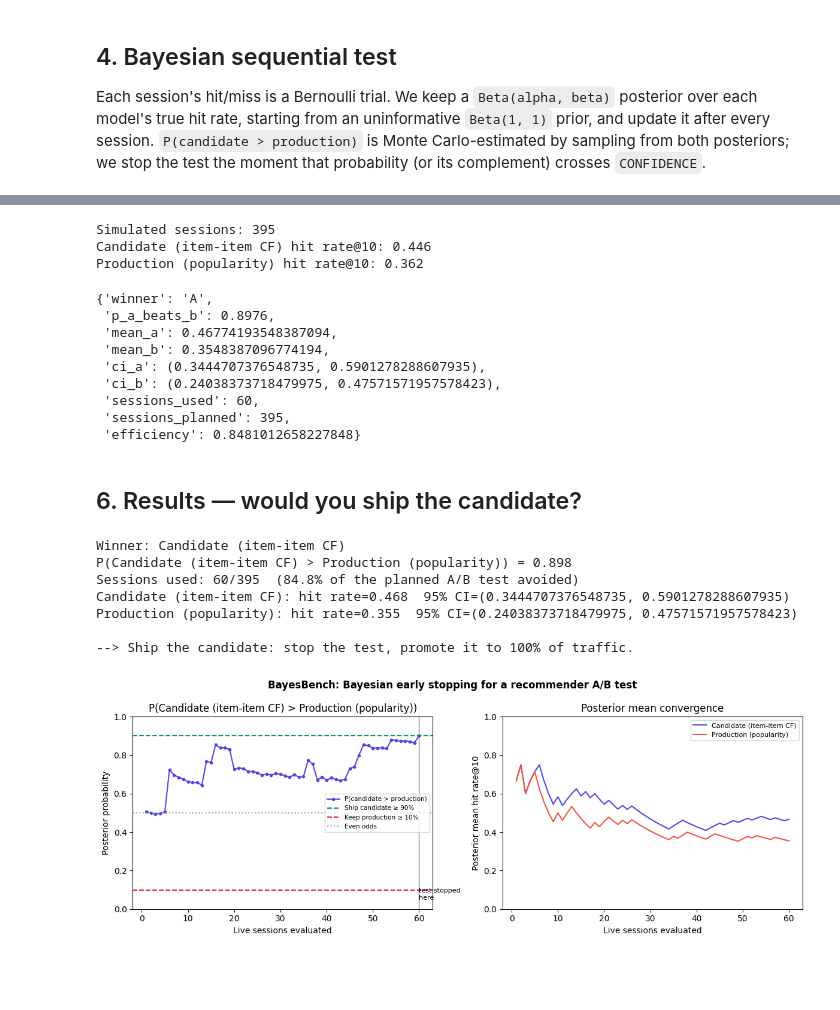
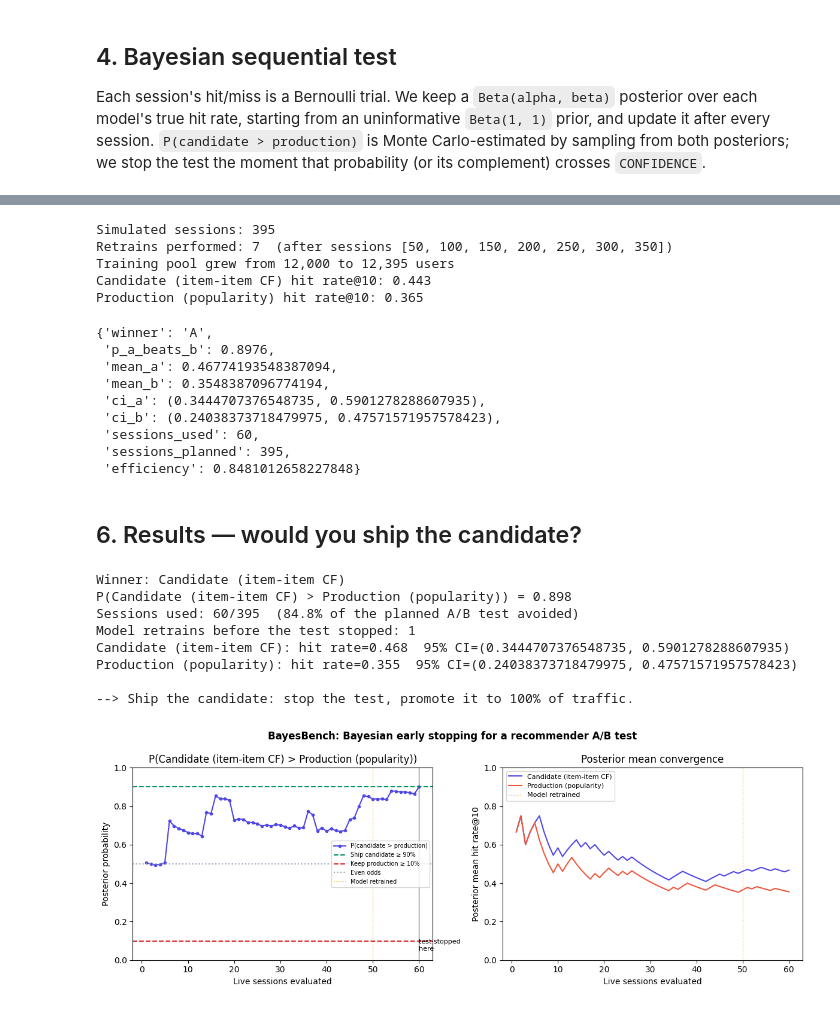
Before and after one commit to rymarinelli/bayesbench-notebook, a Jupyter notebook: bayesbench_demo.ipynb, the cells around one changed output, grey strips where cells are left out. Cells and saved outputs as stored; diff of their text form; code cells hidden in the pictures; blank space fills up the shorter version.

```diff
--- a/bayesbench_demo.ipynb
+++ b/bayesbench_demo.ipynb
@@ -27,10 +29,11 @@ SEED = 42
 N_MOVIES = 300            # keep the item catalog small enough for a dense similarity matrix
 MIN_RATINGS = 8           # users need enough history to build a profile + hold one out
 K = 10                    # recommend the top-10 movies
-N_TRAIN_USERS = 12_000    # offline pool used to fit both models
+N_TRAIN_USERS = 12_000    # initial offline pool used to fit both models
 N_EVAL_USERS = 400        # simulated live-traffic pool for the A/B test
 FAVORITE_THRESHOLD = 4.0  # a rating >= this counts as "the user loved it"
 SHRINKAGE_LAMBDA = 15.0   # discounts item-item similarity estimated from few co-raters
+RETRAIN_EVERY = 50        # fold in new sessions and refit both models every N sessions
 CONFIDENCE = 0.90         # stop as soon as P(candidate > production) or vice versa reaches this
 CREDIBILITY = 0.95        # width of the reported credible interval
 
@@ -198,6 +218,8 @@ We replay the live-traffic pool in a fixed (shuffled) order — as if sessions a
 eval_ratings = ratings[ratings["user_id"].isin(eval_users)]
 
 scores_a, scores_b = [], []
+retrain_points = []
+
 for user_id in eval_users:
     outcome = simulate_session(user_id, eval_ratings)
     if outcome is None:
@@ -205,7 +227,18 @@ for user_id in eval_users:
     scores_a.append(outcome[0])
     scores_b.append(outcome[1])
 
+    # The session's outcome is now known — fold it into the training pool.
+    known_ratings = pd.concat(
+        [known_ratings, eval_ratings[eval_ratings["user_id"] == user_id]], ignore_index=True
+    )
+
+    if len(scores_a) % RETRAIN_EVERY == 0:
+        item_similarity, popularity_rank = fit_models(known_ratings)
+        retrain_points.append(len(scores_a))
+
 print(f"Simulated sessions: {len(scores_a)}")
+print(f"Retrains performed: {len(retrain_points)}  (after sessions {retrain_points})")
+print(f"Training pool grew from {N_TRAIN_USERS:,} to {known_ratings['user_id'].nunique():,} users")
 print(f"{MODEL_A_NAME} hit rate@{K}: {np.mean(scores_a):.3f}")
 print(f"{MODEL_B_NAME} hit rate@{K}: {np.mean(scores_b):.3f}")
 
@@ -213,8 +246,10 @@ result, trace = bayesian_sequential_test(scores_a, scores_b, CONFIDENCE, CREDIBI
 result
 # %% [output]
 Simulated sessions: 395
-Candidate (item-item CF) hit rate@10: 0.446
-Production (popularity) hit rate@10: 0.362
+Retrains performed: 7  (after sessions [50, 100, 150, 200, 250, 300, 350])
+Training pool grew from 12,000 to 12,395 users
+Candidate (item-item CF) hit rate@10: 0.443
+Production (popularity) hit rate@10: 0.365
 {'winner': 'A',
  'p_a_beats_b': 0.8976,
  'mean_a': 0.46774193548387094,
@@ -232,6 +267,8 @@ print(f"Winner: {winner_name}")
 print(f"P({MODEL_A_NAME} > {MODEL_B_NAME}) = {result['p_a_beats_b']:.3f}")
 print(f"Sessions used: {result['sessions_used']}/{result['sessions_planned']}  "
       f"({result['efficiency']:.1%} of the planned A/B test avoided)")
+retrains_before_stop = sum(1 for rp in retrain_points if rp < result["sessions_used"])
+print(f"Model retrains before the test stopped: {retrains_before_stop}")
 print(f"{MODEL_A_NAME}: hit rate={result['mean_a']:.3f}  {int(CREDIBILITY*100)}% CI={result['ci_a']}")
 print(f"{MODEL_B_NAME}: hit rate={result['mean_b']:.3f}  {int(CREDIBILITY*100)}% CI={result['ci_b']}")
 
@@ -245,6 +282,7 @@ else:
 Winner: Candidate (item-item CF)
 P(Candidate (item-item CF) > Production (popularity)) = 0.898
 Sessions used: 60/395  (84.8% of the planned A/B test avoided)
+Model retrains before the test stopped: 1
 Candidate (item-item CF): hit rate=0.468  95% CI=(0.3444707376548735, 0.5901278288607935)
 Production (popularity): hit rate=0.355  95% CI=(0.24038373718479975, 0.47571571957578423)
 
@@ -254,37 +292,45 @@ sessions = [t["session"] for t in trace]
 p_curve = [t["p_a_beats_b"] for t in trace]
 mean_a_curve = [t["mean_a"] for t in trace]
 mean_b_curve = [t["mean_b"] for t in trace]
 
 fig, axes = plt.subplots(1, 2, figsize=(12, 4.5))
 
 ax = axes[0]
 ax.plot(sessions, p_curve, color="#4F46E5", marker="o", markersize=3, label="P(candidate > production)")
-ax.axhline(CONFIDENCE, color="#059669", linestyle="--", label=f"Ship candidate \u2265 {CONFIDENCE:.0%}")
-ax.axhline(1 - CONFIDENCE, color="#DC2626", linestyle="--", label=f"Keep production \u2265 {1 - CONFIDENCE:.0%}")
+ax.axhline(CONFIDENCE, color="#059669", linestyle="--", label=f"Ship candidate ≥ {CONFIDENCE:.0%}")
+ax.axhline(1 - CONFIDENCE, color="#DC2626", linestyle="--", label=f"Keep production ≥ {1 - CONFIDENCE:.0%}")
 ax.axhline(0.5, color="#94A3B8", linestyle=":", label="Even odds")
+for j, rp in enumerate(retrain_points):
+    if rp <= max(sessions):
+        ax.axvline(rp, color="#F59E0B", linestyle=":", linewidth=1, alpha=0.7,
+                    label="Model retrained" if j == 0 else None)
 if result["winner"] is not None:
     ax.axvline(result["sessions_used"], color="#1E293B", linestyle="-", linewidth=1, alpha=0.6)
     ax.annotate("test stopped\nhere", xy=(result["sessions_used"], 0.05), fontsize=8, ha="left")
 ax.set_ylim(0, 1)
 ax.set_xlabel("Live sessions evaluated")
 ax.set_ylabel("Posterior probability")
 ax.set_title(f"P({MODEL_A_NAME} > {MODEL_B_NAME})")
-ax.legend(fontsize=7.5, loc="center right")
+ax.legend(fontsize=7, loc="center right")
 
 ax = axes[1]
 ax.plot(sessions, mean_a_curve, color="#4F46E5", label=MODEL_A_NAME)
 ax.plot(sessions, mean_b_curve, color="#EF553B", label=MODEL_B_NAME)
+for j, rp in enumerate(retrain_points):
+    if rp <= max(sessions):
+        ax.axvline(rp, color="#F59E0B", linestyle=":", linewidth=1, alpha=0.7,
+                    label="Model retrained" if j == 0 else None)
 ax.set_ylim(0, 1)
 ax.set_xlabel("Live sessions evaluated")
 ax.set_ylabel(f"Posterior mean hit rate@{K}")
 ax.set_title("Posterior mean convergence")
 ax.legend(fontsize=8)
 
 fig.suptitle("BayesBench: Bayesian early stopping for a recommender A/B test", fontweight="bold")
 fig.tight_layout()
 plt.show()
 # %% [output]
-[figure, old version]
+[figure, new version]
 # %% [markdown]
 ## Why this matters for MLOps
 
```
Also changed, not shown: parts of 5 cells of this notebook.
